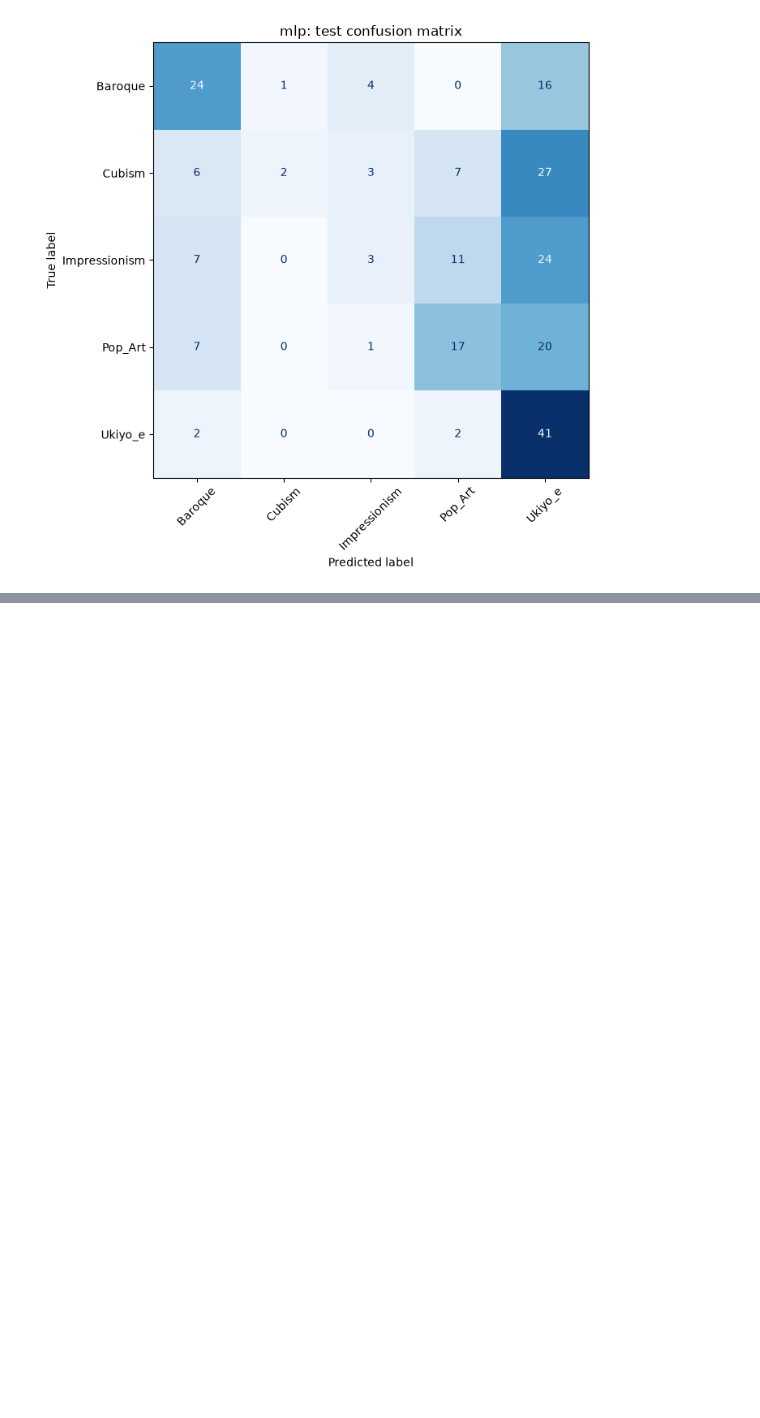
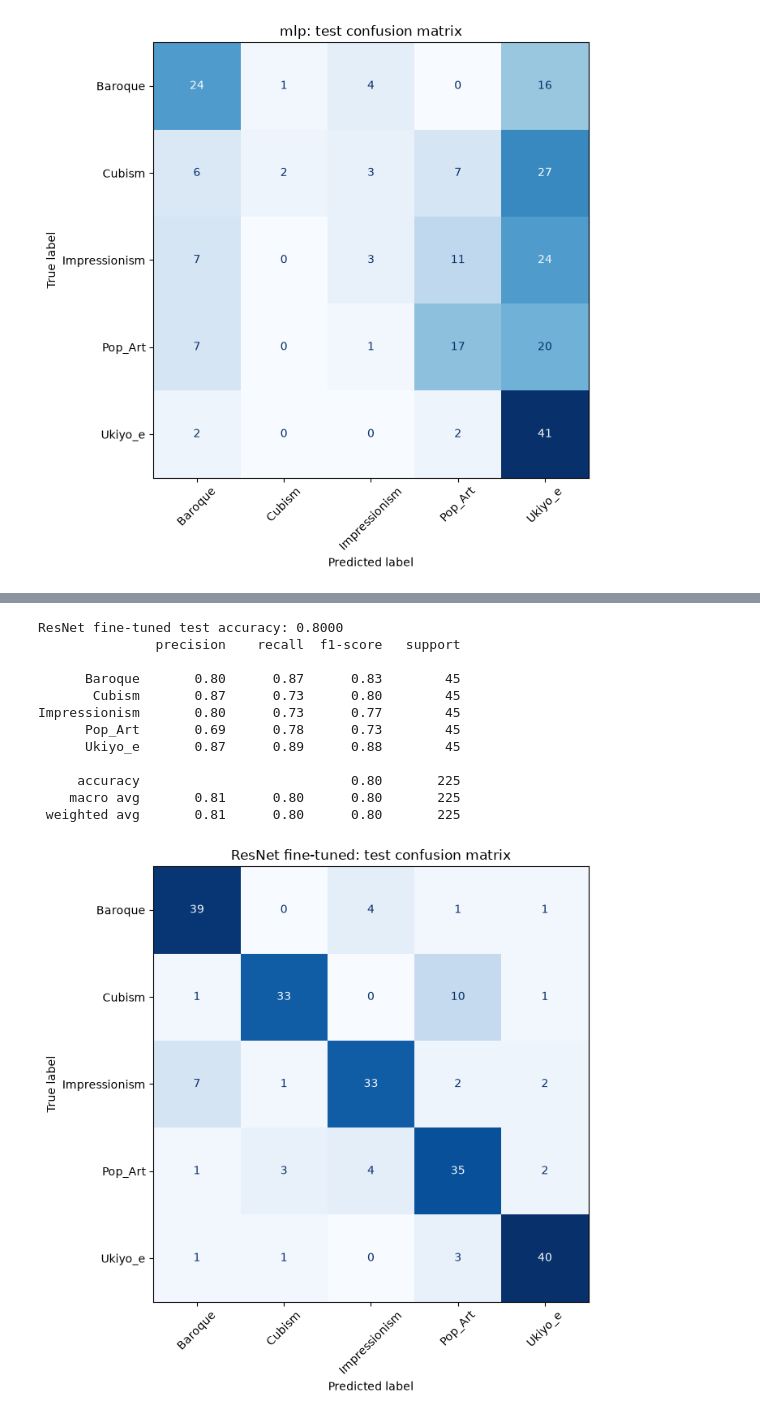
Before and after one commit to ntran-creator/Project-HSM, a Jupyter notebook: AI_Museum_Guide.ipynb, the cells around one changed output, grey strips where cells are left out. Saved outputs shown, nothing was run; the diff lists cells and outputs as text; code cells hidden in the pictures; blank space fills up the shorter version.

```diff
--- a/AI_Museum_Guide.ipynb
+++ b/AI_Museum_Guide.ipynb
@@ -374,0 +503,18 @@ Impressionism       0.27      0.07      0.11        45
+# %%
+resnet_test_acc, y_true_resnet, y_pred_resnet = evaluate_classifier(
+    resnet_model, resnet_test_loader, "ResNet fine-tuned"
+)
+# %% [output]
+ResNet fine-tuned test accuracy: 0.8000
+               precision    recall  f1-score   support
+
+      Baroque       0.80      0.87      0.83        45
+       Cubism       0.87      0.73      0.80        45
+Impressionism       0.80      0.73      0.77        45
+      Pop_Art       0.69      0.78      0.73        45
+      Ukiyo_e       0.87      0.89      0.88        45
+
+     accuracy                           0.80       225
+    macro avg       0.81      0.80      0.80       225
+ weighted avg       0.81      0.80      0.80       225
+[figure, added]
```
Also changed, not shown: parts of 18 cells of this notebook, 9 other files.
